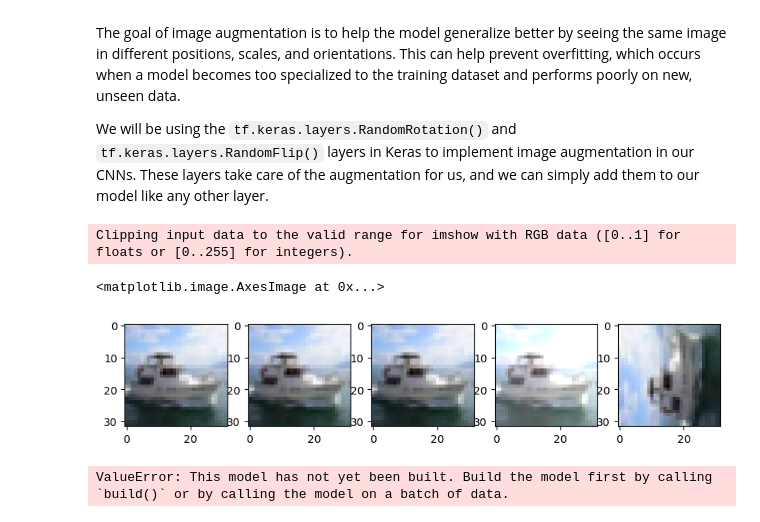
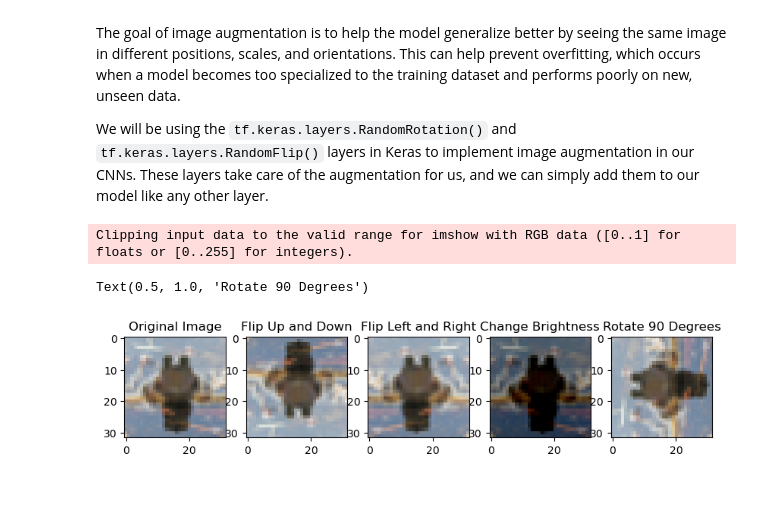
Before and after one commit to TheAIDojo/AI-for-Climate-Change, a Jupyter notebook: Week 03 - Introduction to Computer Vision/2. Optimizing CNNs.ipynb, the cells around one changed output. Cells and saved outputs as stored; diff of their text form; code cells hidden in the pictures; blank space fills up the shorter version.

```diff
--- a/Week 03 - Introduction to Computer Vision/2. Optimizing CNNs.ipynb
+++ b/Week 03 - Introduction to Computer Vision/2. Optimizing CNNs.ipynb
@@ -270,37 +270,42 @@ We will be using the `tf.keras.layers.RandomRotation()` and `tf.keras.layers.Ran
 # %%
 # pick a random image from the training set
 index = np.random.randint(len(y_train))
 input_image = x_train[index]
 
 # data augmentation examples
 img_flip_up_down = tf.image.random_flip_up_down(input_image)  # flip up and down
 img_flip_left_right = tf.image.random_flip_left_right(
     input_image
 )  # flip left and right
-img_flip_brightness = tf.image.random_brightness(input_image, 0.5)  # change brightness
-img_flip_rot90 = tf.image.rot90(input_image)  # rotate 90 degrees
+img_change_brightness = tf.image.random_brightness(input_image, 0.5)  # change brightness
+img_rot90 = tf.image.rot90(input_image)  # rotate 90 degrees
 
 
 plt.figure(figsize=(10, 10))
 
 plt.subplot(1, 5, 1)
 plt.imshow(input_image)
+plt.title("Original Image")
 
 plt.subplot(1, 5, 2)
 plt.imshow(img_flip_up_down)
+plt.title("Flip Up and Down")
 
 plt.subplot(1, 5, 3)
 plt.imshow(img_flip_left_right)
+plt.title("Flip Left and Right")
 
 plt.subplot(1, 5, 4)
-plt.imshow(img_flip_brightness)
+plt.imshow(img_change_brightness)
+plt.title("Change Brightness")
 
 plt.subplot(1, 5, 5)
-plt.imshow(img_flip_rot90)
+plt.imshow(img_rot90)
+plt.title("Rotate 90 Degrees")
 # %% [output]
 Clipping input data to the valid range for imshow with RGB data ([0..1] for floats or [0..255] for integers).
-<matplotlib.image.AxesImage at 0x...>
+Text(0.5, 1.0, 'Rotate 90 Degrees')
-[figure, old version]
+[figure, new version]
 # %%
 # build deep cnn model with batchnorm and data augmentation
 deep_cnn_model_bn_da = tf.keras.models.Sequential(
@@ -342,10 +347,6 @@ deep_cnn_model_bn_da = tf.keras.models.Sequential(
         tf.keras.layers.Dense(units=10, activation="softmax"),
     ]
 )
-
-deep_cnn_model_bn_da.summary()
-# %% [output]
-ValueError: This model has not yet been built. Build the model first by calling `build()` or by calling the model on a batch of data.
 # %%
 # compile the model
 deep_cnn_model_bn_da.compile(
```
